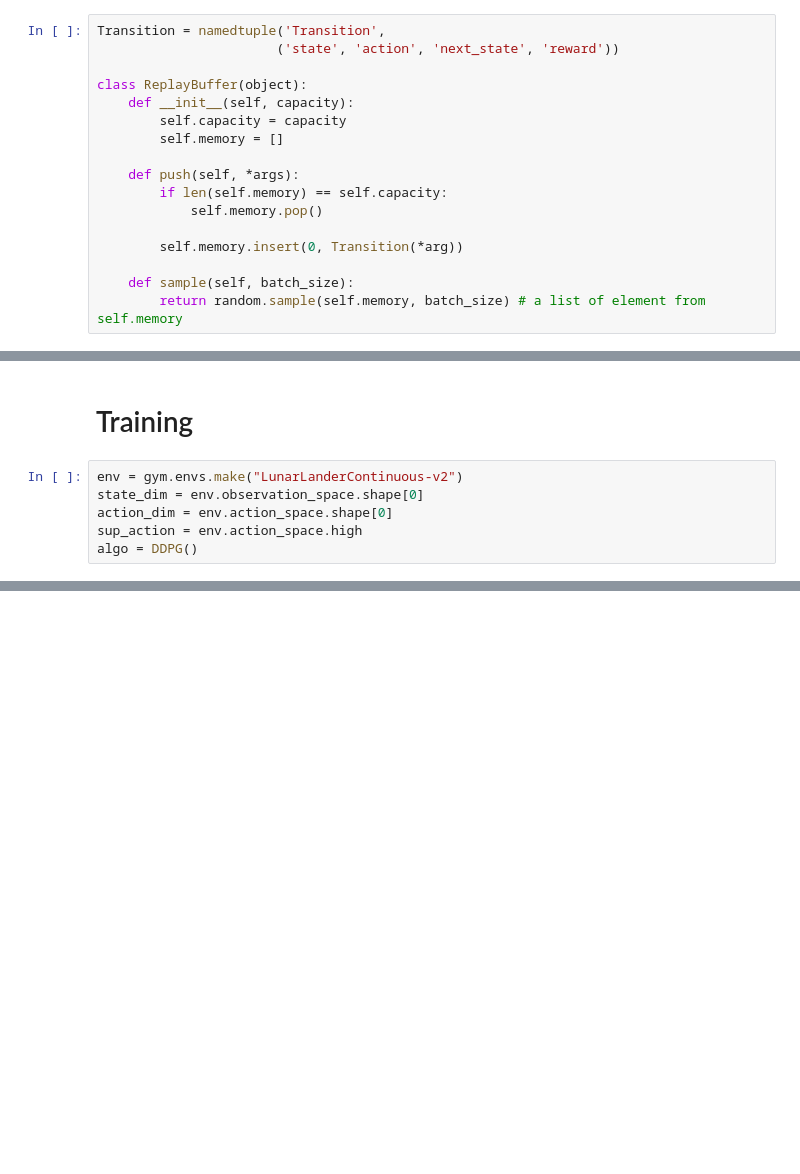
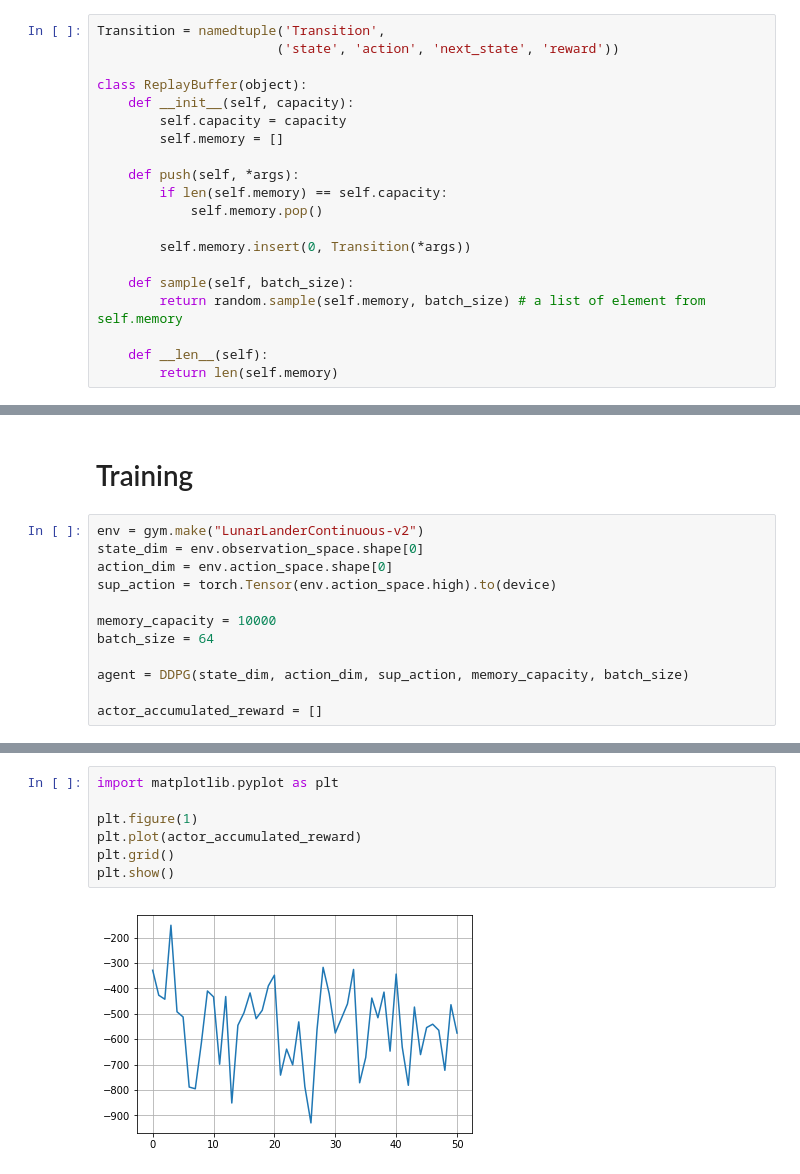
Before and after one commit to quan-dao/RL-wind-up, a Jupyter notebook: DDPG.ipynb, the cells around one changed output, grey strips where cells are left out. Cells and saved outputs as stored; diff of their text form; blank space fills up the shorter version.

Commit message:
update DDPG

```diff
--- a/DDPG.ipynb
+++ b/DDPG.ipynb
@@ -28,10 +30,13 @@ class ReplayBuffer(object):
         if len(self.memory) == self.capacity:
             self.memory.pop()
 
-        self.memory.insert(0, Transition(*arg))
+        self.memory.insert(0, Transition(*args))
 
     def sample(self, batch_size):
         return random.sample(self.memory, batch_size) # a list of element from self.memory
+
+    def __len__(self):
+        return len(self.memory)
 # %% [markdown]
 # Critic - Q Function
 # %%
@@ -148,8 +195,14 @@ class DDPG(object):
 # %% [markdown]
 # Training
 # %%
-env = gym.envs.make("LunarLanderContinuous-v2")
+env = gym.make("LunarLanderContinuous-v2")
 state_dim = env.observation_space.shape[0]
 action_dim = env.action_space.shape[0]
-sup_action = env.action_space.high
-algo = DDPG()
+sup_action = torch.Tensor(env.action_space.high).to(device)
+
+memory_capacity = 10000
+batch_size = 64
+
+agent = DDPG(state_dim, action_dim, sup_action, memory_capacity, batch_size)
+
+actor_accumulated_reward = []
@@ -165,0 +293,9 @@ random.sample(a, 2)
+# %%
+import matplotlib.pyplot as plt
+
+plt.figure(1)
+plt.plot(actor_accumulated_reward)
+plt.grid()
+plt.show()
+# %% [output]
+[figure, added]
```
Also changed, not shown: parts of 16 cells of this notebook.
